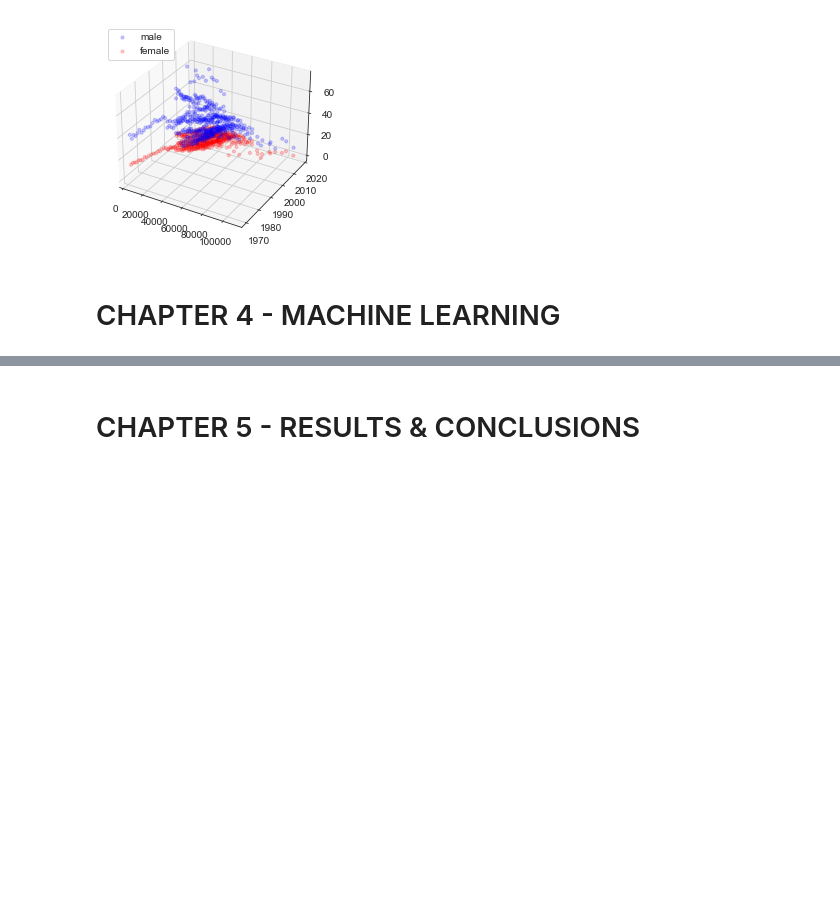
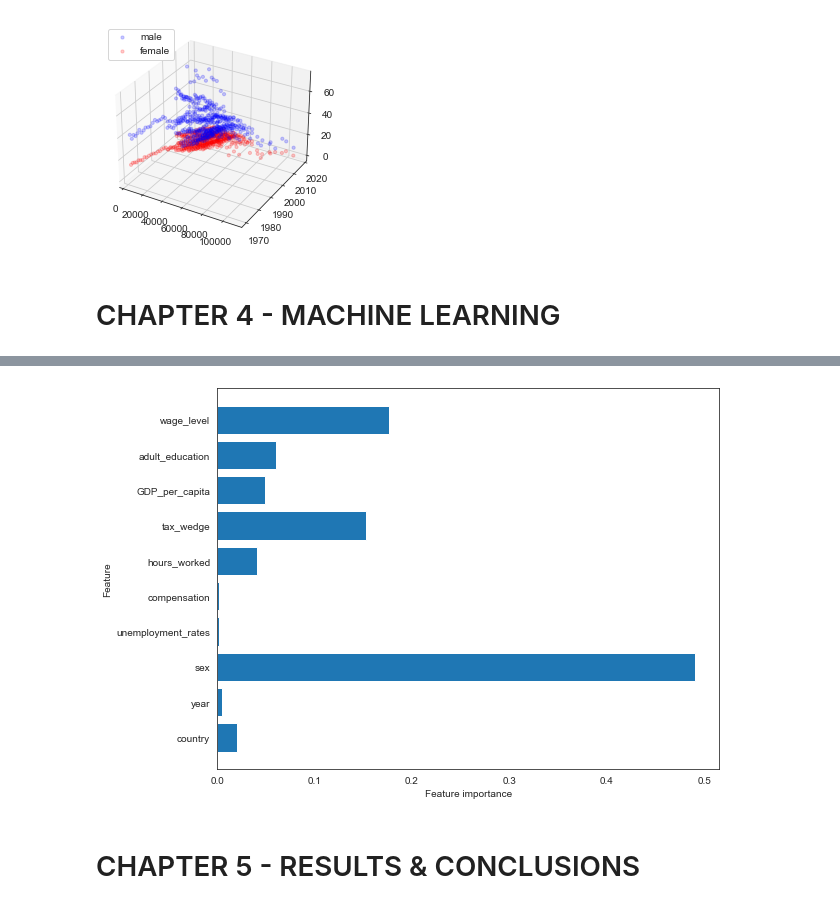
Before and after one commit to iberius96/Python-Suicides-Europe, a Jupyter notebook: main.ipynb, the cells around one changed output, grey strips where cells are left out. Cells and saved outputs as stored; diff of their text form; code cells hidden in the pictures; blank space fills up the shorter version.

```diff
--- a/main.ipynb
+++ b/main.ipynb
@@ -726,6 +726,6 @@ In order to find the correlation between suicide rates and labour market feature
 # %%
 merged_data = suicide.merge(
     labour,
-    on = ['country', 'sex', 'year'],
+    on = ['country', 'year'],
     how = 'left'
 )
@@ -818,0 +823,21 @@ X = merged_data.drop('suicides_no', axis=1) # Input features
+# %%
+from sklearn.preprocessing import RobustScaler, StandardScaler
+
+le = LabelEncoder()
+df = merged_data.copy().dropna() # TODO - Remove na?
+
+# Encode categorical data
+df.country = le.fit_transform(df.country)
+df.sex = le.fit_transform(df.sex) # 0 female - 1 male - 2 total
+
+# Feature scaling
+# removes the median and scales the data according to the quantile range
+numerical = ['suicides_no','unemployment_rates','compensation','hours_worked','tax_wedge','GDP_per_capita','adult_education','wage_level']
+
+rc = RobustScaler()
+ss = StandardScaler()
+df[numerical] = rc.fit_transform(df[numerical]) # TODO - Why this?
+
+y = df['suicides_no']
+X = df.drop('suicides_no',axis=1)
+X.shape, y.shape
@@ -825,2 +931,12 @@ ModuleNotFoundError: No module named 'sklearn'
+# %%
+plt.figure(figsize=(9,7))
+n_features = X_train.shape[1]
+plt.barh(range(n_features), tree.feature_importances_, align='center')
+plt.yticks(np.arange(n_features), X_train.columns)
+plt.xlabel("Feature importance")
+plt.ylabel("Feature")
+plt.show()
+# %% [output]
+[figure, added]
 # %% [markdown]
 # CHAPTER 5 - RESULTS & CONCLUSIONS
```
Also changed, not shown: parts of 11 cells of this notebook, 1 other file.
